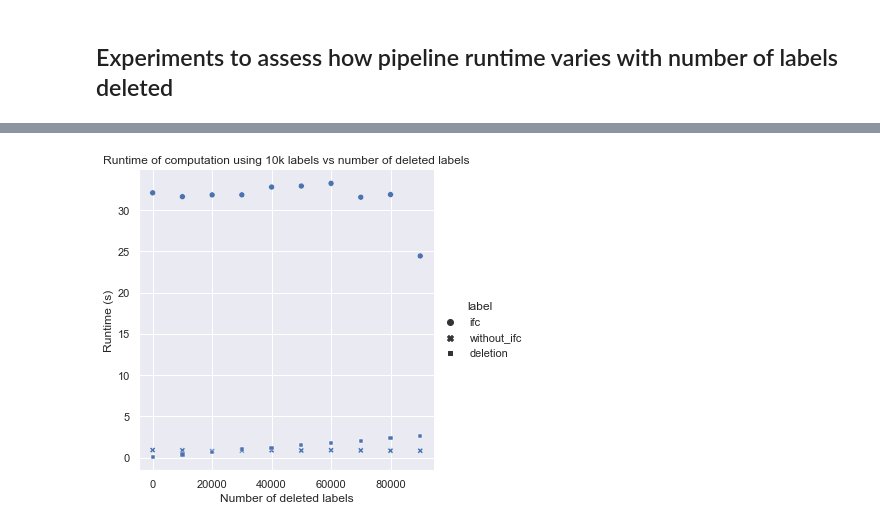
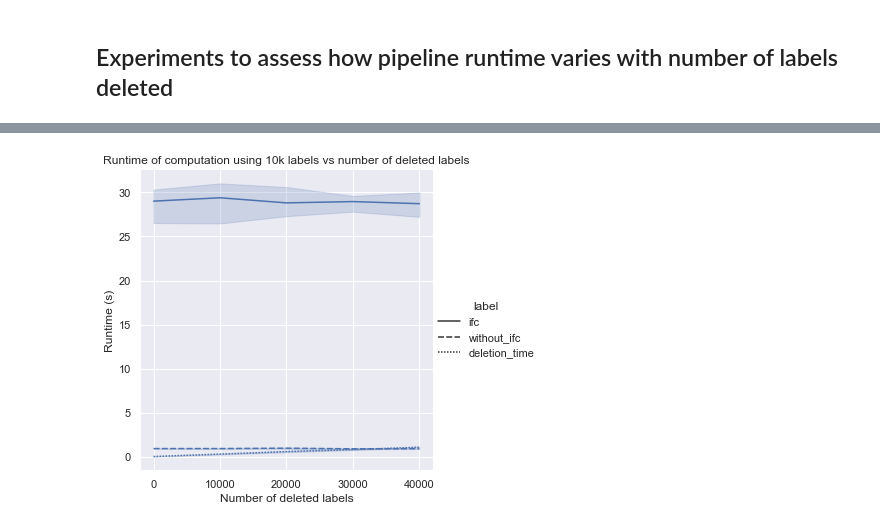
Before and after one commit to shreyashankar/mltrace-ifc-demo, a Jupyter notebook: experiments/commit.ipynb, the cells around one changed output, grey strips where cells are left out. Saved outputs shown, nothing was run; the diff lists cells and outputs as text; code cells hidden in the pictures.

```diff
--- a/experiments/commit.ipynb
+++ b/experiments/commit.ipynb
@@ -236,16 +239,21 @@ KeyboardInterrupt:
 # %%
 # Make plots
 
-ifc_df = pd.DataFrame({"num_labels": list(ifc_results.keys()), "time": list(ifc_results.values()), "label": "ifc"})
-without_ifc_df = pd.DataFrame({"num_labels": list(without_ifc_results.keys()), "time": list(without_ifc_results.values()), "label": "without_ifc"})
-deletion_df = pd.DataFrame({"num_labels": list(deletion_times.keys()), "time": list(deletion_times.values()), "label": "deletion"})
-df = pd.concat([ifc_df, without_ifc_df, deletion_df])
+
+ifc_df = pd.concat([pd.DataFrame({"num_labels": list(ifc_result.keys()), "time": list(ifc_result.values()), "label": "ifc", "idx": idx}) for idx, ifc_result in enumerate(ifc_results)])
+
+without_ifc_df = pd.concat([pd.DataFrame({"num_labels": list(without_ifc_result.keys()), "time": list(without_ifc_result.values()), "label": "without_ifc", "idx": idx}) for idx, without_ifc_result in enumerate(without_ifc_results)])
+
+deletion_df = pd.concat([pd.DataFrame({"num_labels": list(deletion_time.keys()), "time": list(deletion_time.values()), "label": "deletion_time", "idx": idx}) for idx, deletion_time in enumerate(deletion_times)])
+
+
+df = pd.concat([ifc_df, without_ifc_df, deletion_df]).reset_index(drop=True)
 
 sns.set(style="darkgrid")
-sns.relplot(x="num_labels", y="time", style="label", data=df)
+sns.relplot(x="num_labels", y="time", style="label", data=df, kind="line")
 plt.title("Runtime of computation using 10k labels vs number of deleted labels")
 plt.xlabel("Number of deleted labels")
 plt.ylabel("Runtime (s)")
 plt.show()
 # %% [output]
-[figure, old version]
+[figure, new version]
```
Also changed, not shown: parts of 5 cells of this notebook.
